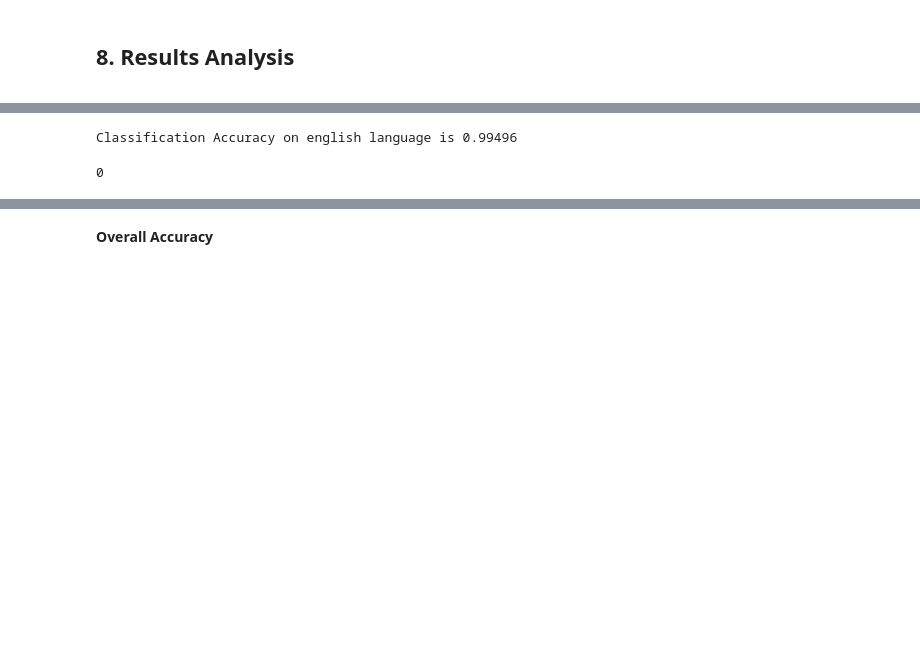
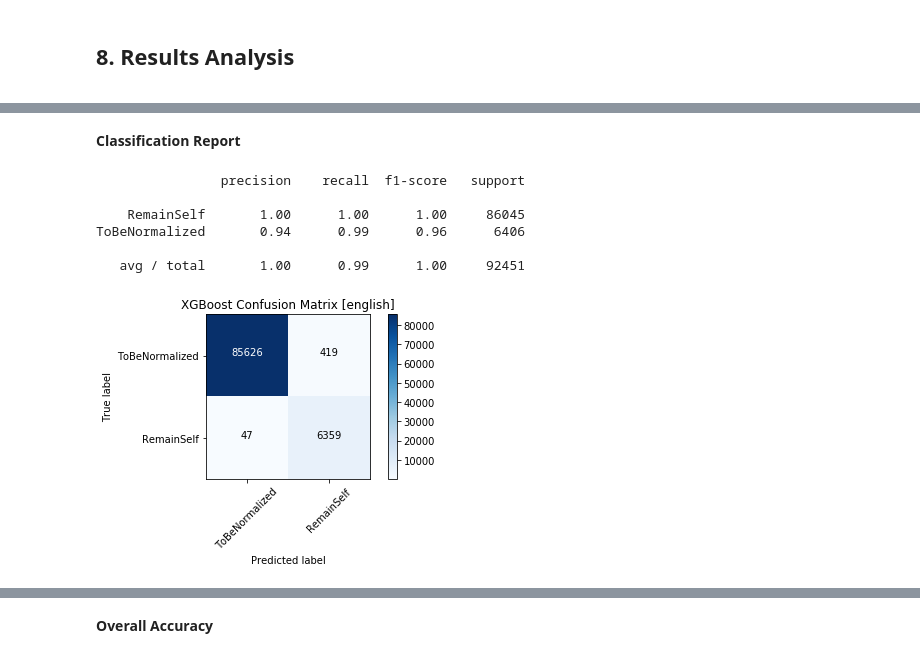
Before and after one commit to cognibit/Text-Normalization-Demo, a Jupyter notebook: notebooks/Text Normalization Demo.ipynb, the cells around one changed output, grey strips where cells are left out. Drawn from its saved outputs; the diff is of its cells as text; code cells hidden in the pictures; blank space fills up the shorter version.

Commit message:
add xgboost classification report

```diff
--- a/notebooks/Text Normalization Demo.ipynb
+++ b/notebooks/Text Normalization Demo.ipynb
@@ -378,13 +372,17 @@ classified_data[classified_data['class']==classified_data['truth']].shape[0]/cla
-# %%
-truth['class']=''
-truth.loc[truth['before']!=truth['after'],'class']='ToBeNormalized'
-truth.loc[truth['before']==truth['after'],'class']='RemainSelf'
-# %%
-classification_score = np.sum(truth['class']==results['class'])/truth.shape[0]
-print('Classification Accuracy on {} language is {:.5f}'.format(lang, classification_score))
-# %% [output]
-Classification Accuracy on english language is 0.99496
-# %%
-np.sum(truth['semiotic']!=results['semiotic'])
-# %% [output]
-0
+# %% [markdown]
+**Classification Report**
+# %%
+results, truth = classification_report.preprocessing(results, truth)
+# %%
+classification_report.f1_scores(results, truth)
+# %% [output]
+                precision    recall  f1-score   support
+
+    RemainSelf       1.00      1.00      1.00     86045
+ToBeNormalized       0.94      0.99      0.96      6406
+
+   avg / total       1.00      0.99      1.00     92451
+# %%
+classification_report.confusion_matrix(results, truth, lang)
+# %% [output]
+[figure, added]
```
Also changed, not shown: parts of 5 cells of this notebook.
